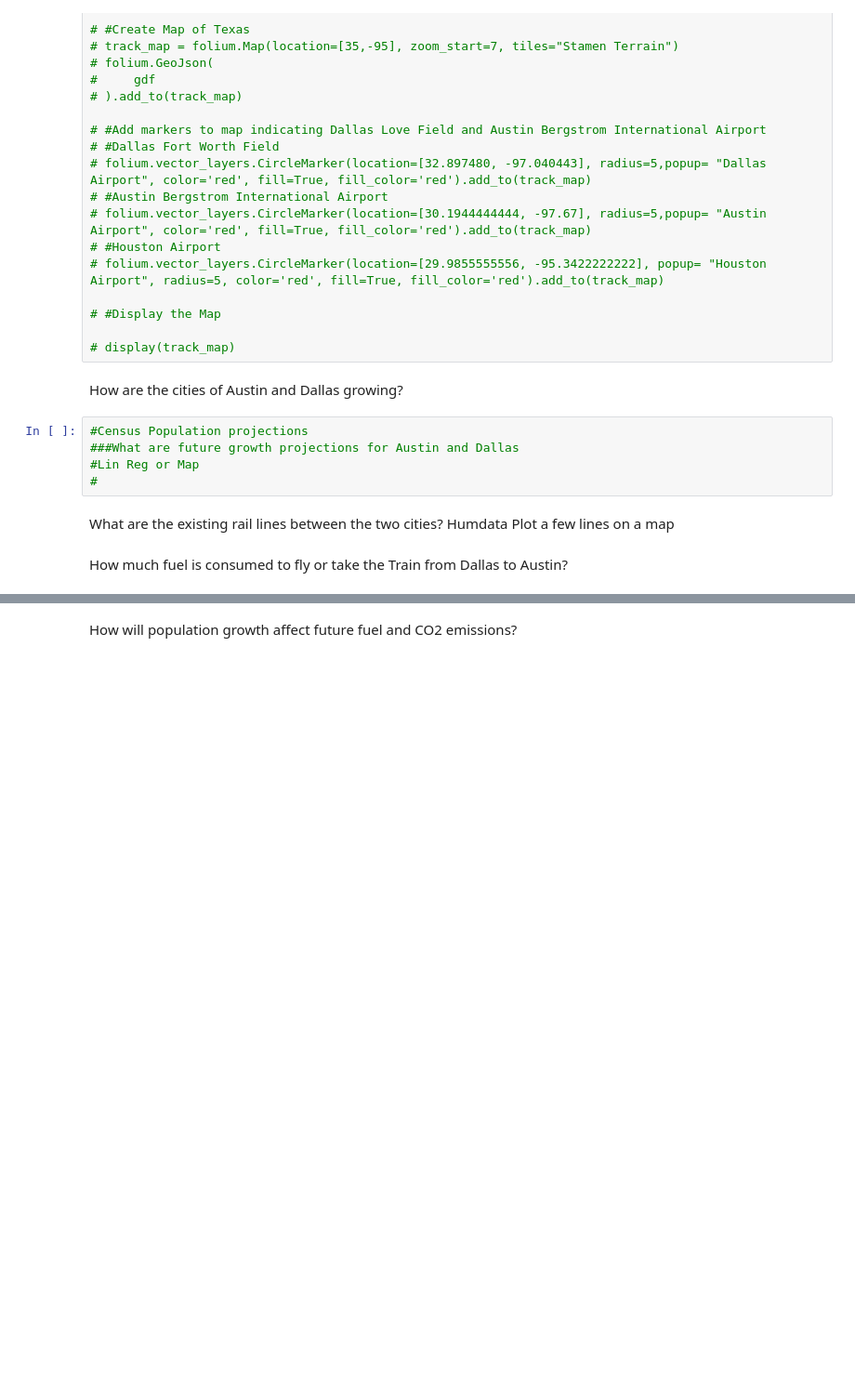
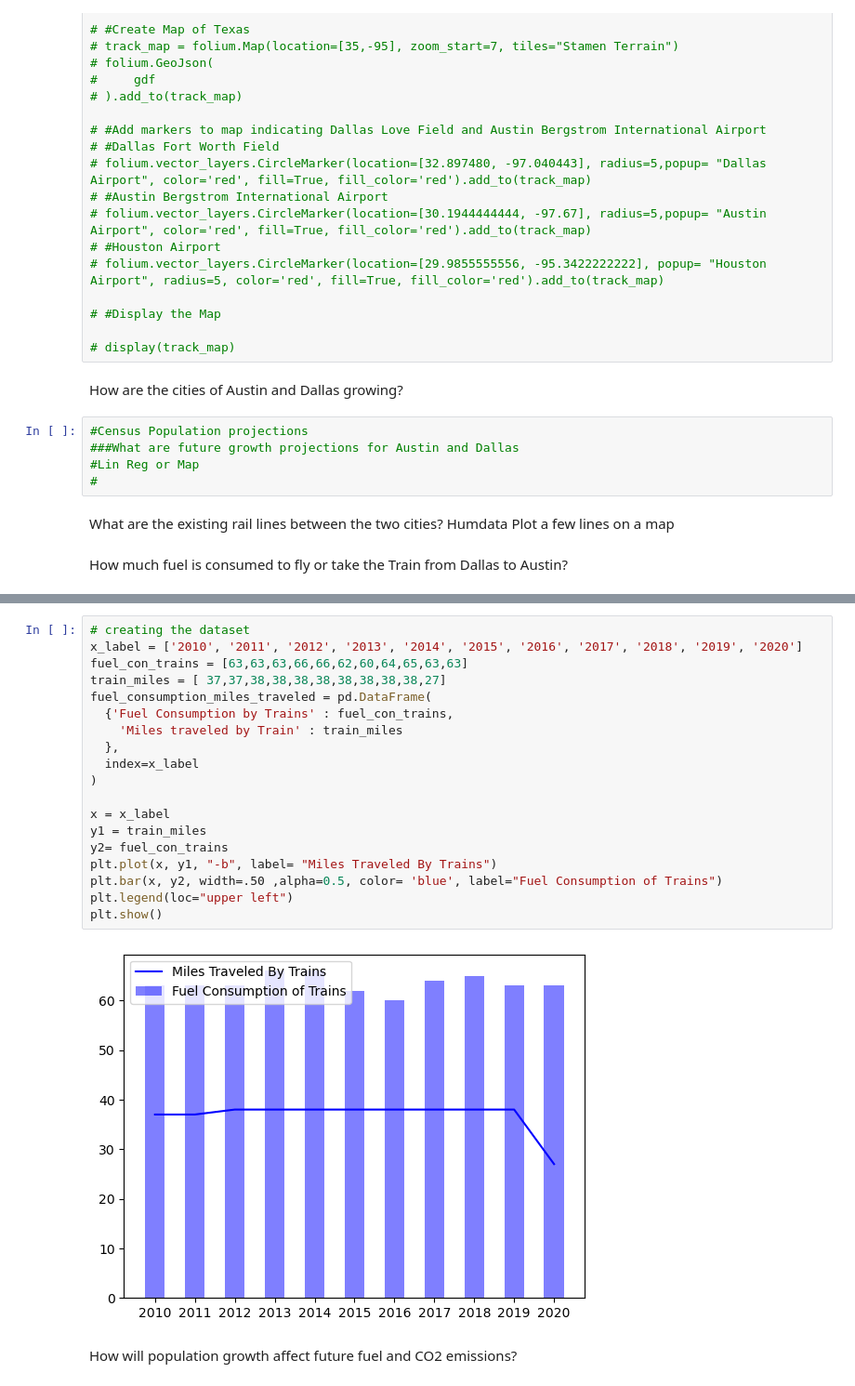
Before and after one commit to bennettnorth/Group-5-Project-1, a Jupyter notebook: Project File.ipynb, the cells around one changed output, grey strips where cells are left out. Shown at 93% size. Drawn from its saved outputs; the diff is of its cells as text; blank space fills up the shorter version.

```diff
--- a/Project File.ipynb
+++ b/Project File.ipynb
@@ -212,2 +296,23 @@ How much fuel is consumed to fly or take the Train from Dallas to Austin?
+# %%
+# creating the dataset
+x_label = ['2010', '2011', '2012', '2013', '2014', '2015', '2016', '2017', '2018', '2019', '2020']
+fuel_con_trains = [63,63,63,66,66,62,60,64,65,63,63]
+train_miles = [ 37,37,38,38,38,38,38,38,38,38,27]
+fuel_consumption_miles_traveled = pd.DataFrame(
+  {'Fuel Consumption by Trains' : fuel_con_trains,
+    'Miles traveled by Train' : train_miles
+  },
+  index=x_label
+)
+
+x = x_label
+y1 = train_miles
+y2= fuel_con_trains
+plt.plot(x, y1, "-b", label= "Miles Traveled By Trains")
+plt.bar(x, y2, width=.50 ,alpha=0.5, color= 'blue', label="Fuel Consumption of Trains")
+plt.legend(loc="upper left")
+plt.show()
+# %% [output]
+[figure, added]
 # %% [markdown]
 How will population growth affect future fuel and CO2 emissions?
```
Also changed, not shown: parts of 6 cells of this notebook, 1 other file.
